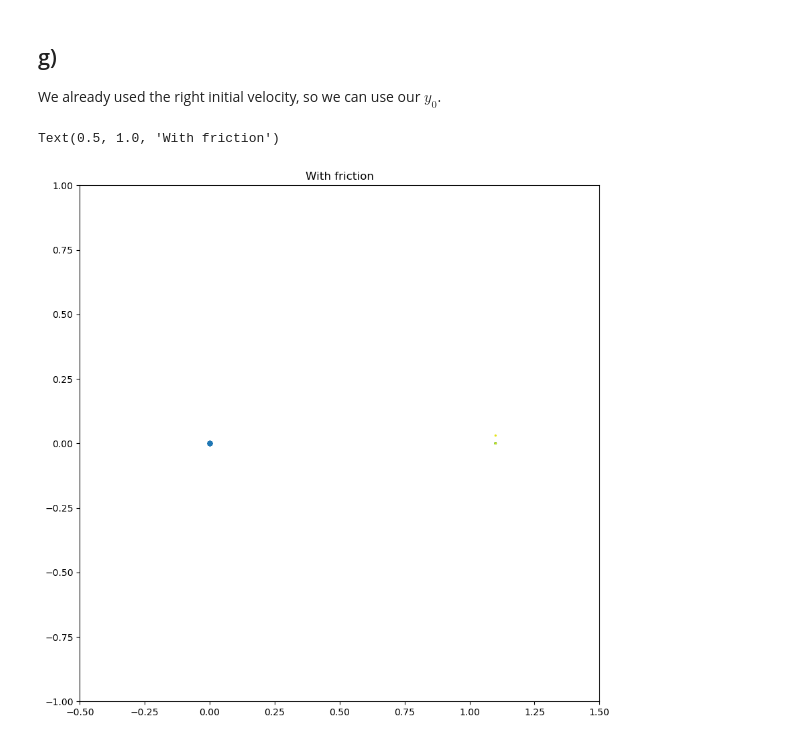
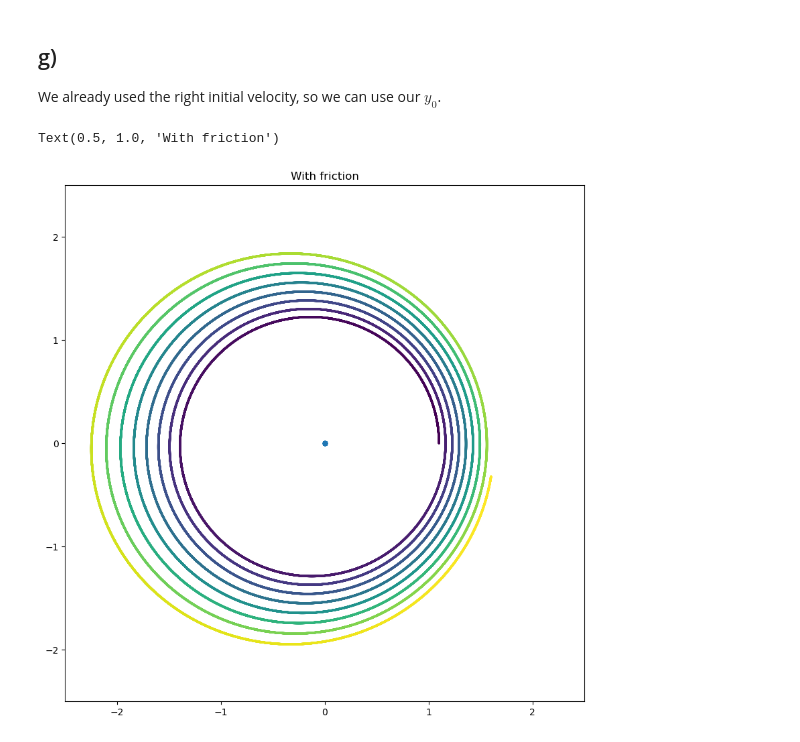
Before and after one commit to FSchierok/compPhys, a Jupyter notebook: Sheet03/A1.ipynb, the cells around one changed output. Saved outputs shown, nothing was run; the diff lists cells and outputs as text; code cells hidden in the pictures.

```diff
--- a/Sheet03/A1.ipynb
+++ b/Sheet03/A1.ipynb
@@ -222,7 +222,7 @@ RPlanet = 1
 
 def friction(delta_r, delta_v):
     Cw = 1
-    A = 0.001
+    A = 1e-12  # The given Area of 0.001 is waaaay to large in this unit system
     rho0 = 1
     hs = 1.05
 
@@ -245,6 +245,8 @@ def forceWrap(t, y, m1=1, m2=1e-10, G=1):
     delta_v = v2 - v1
     p1_dot = gravitation(delta_r, m1, m2, G=G) + friction(delta_r, delta_v)
     p2_dot = -p1_dot
+    # p1_dot += friction(delta_r, delta_v)
+    # p2_dot -= friction(-delta_r, -delta_v)
     r1_dot = v1
     r2_dot = v2
     return np.concatenate((r1_dot, r2_dot, p1_dot, p2_dot))
@@ -273,20 +275,17 @@ def rungeKutta4Crash(
 ## g)
 We already used the right initial velocity, so we can use our $y_0$.
 # %%
-y_crash = np.concatenate((r0_Planet, r0_RS, p0_Planet, np.array([0, 0, 0])))
-system = rungeKutta4Crash(
-    forceWrap, y_0, t0=T0, h=H * 0.00001, t_max=T_MAX * 100, m1=m_Planet, m2=m_RS
-)
+system = rungeKutta4Crash(forceWrap, y_0, t0=T0, h=H, t_max=T_MAX, m1=m_Planet, m2=m_RS)
 run3 = [(t, y) for (t, y) in system]
 time, trajectory = zip(*run3)  # Unpacks the tuples of states into two lists
 time = np.array(time)
 trajectory = np.array(trajectory)
-colors = cmap(time[:-1] / time[-1])
-plt.scatter(trajectory[:-1, 0], trajectory[:-1, 1], s=20)
-plt.scatter(trajectory[:-1, 3], trajectory[:-1, 4], s=2, c=colors)
-plt.xlim(-0.5, 1.5)
-plt.ylim(-1, 1)
+colors = cmap(time / time[-1])
+plt.scatter(trajectory[:, 0], trajectory[:, 1], s=20)
+plt.scatter(trajectory[:, 3], trajectory[:, 4], s=2, c=colors)
+plt.xlim(-2.5, 2.5)
+plt.ylim(-2.5, 2.5)
 plt.title("With friction")
 # %% [output]
 Text(0.5, 1.0, 'With friction')
-[figure, old version]
+[figure, new version]
```
Also changed, not shown: parts of 6 cells of this notebook.
